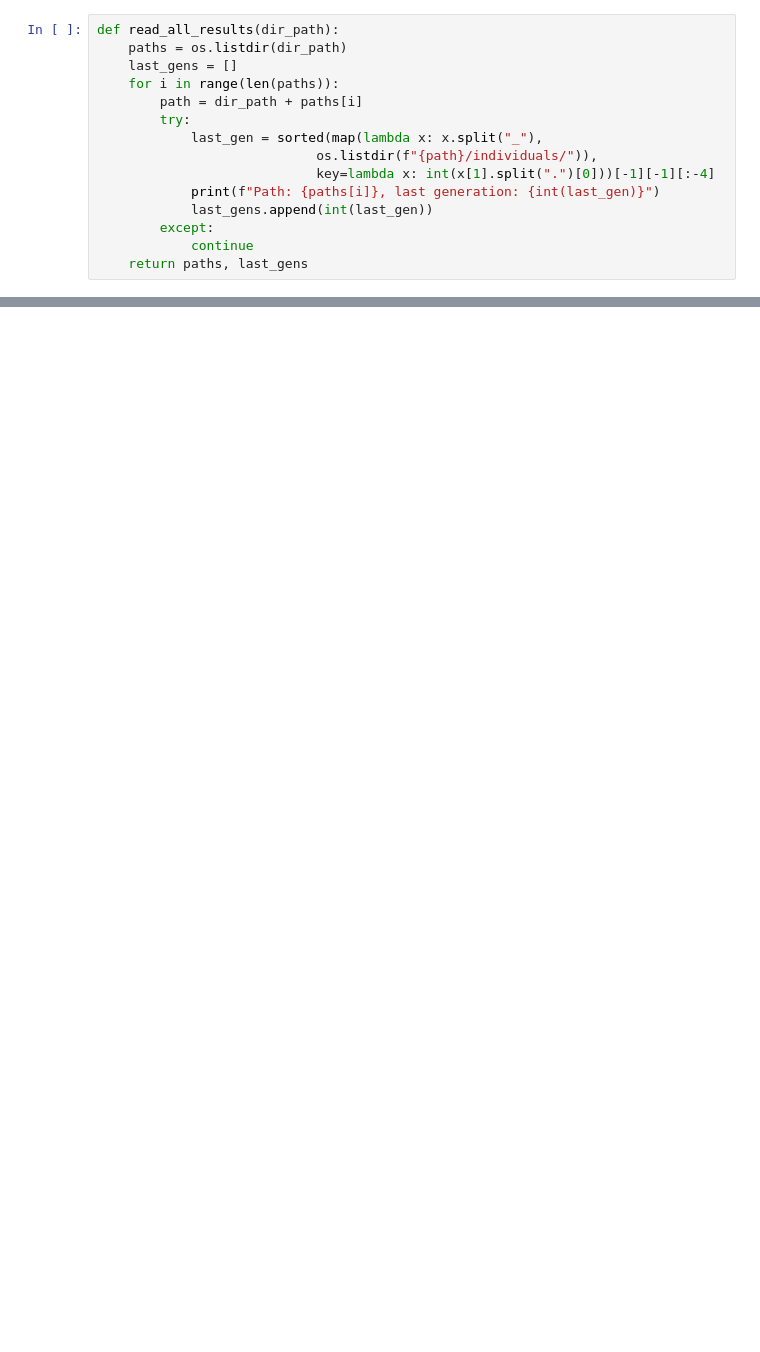
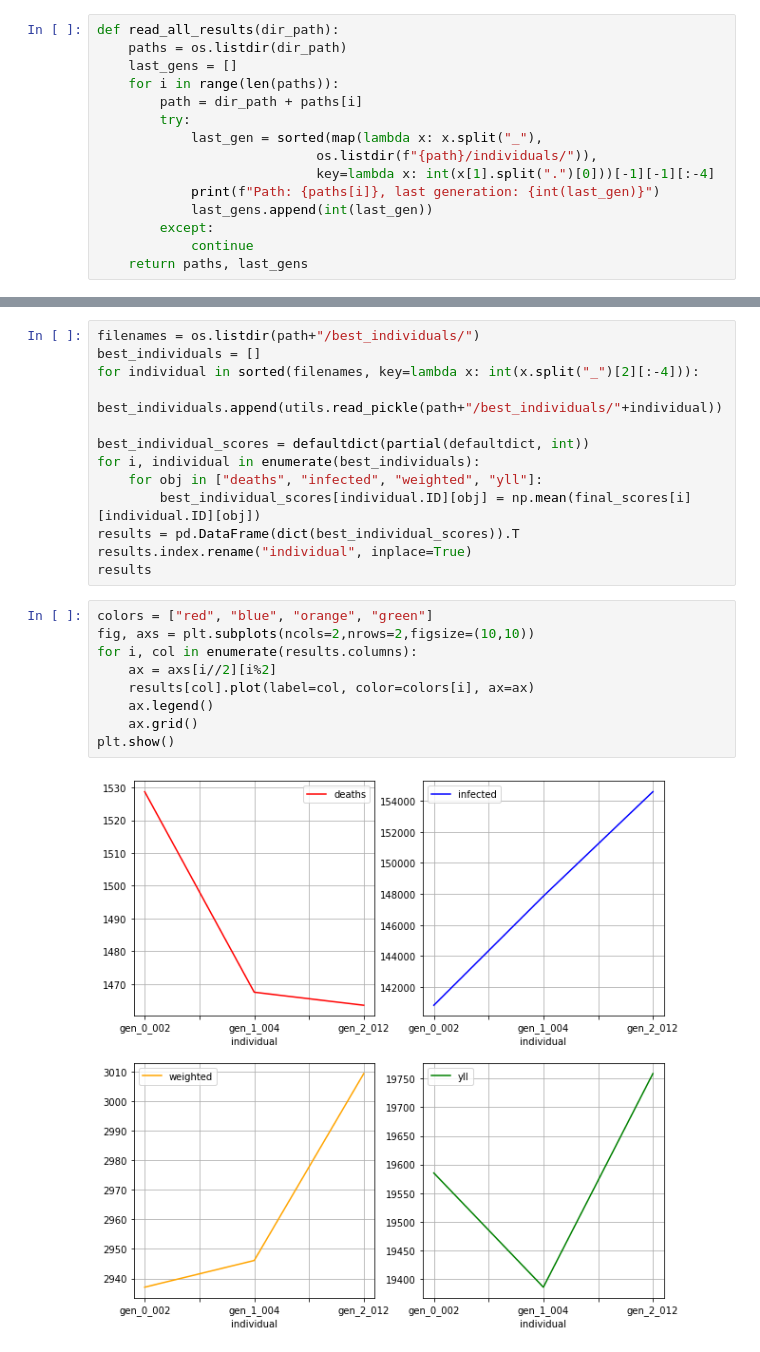
Before and after one commit to bendiknordeng/Epidemiologic-Strategies, a Jupyter notebook: read_GA_output.ipynb, the cells around one changed output, grey strips where cells are left out. Saved outputs shown, nothing was run; the diff lists cells and outputs as text; blank space fills up the shorter version.

```diff
--- a/read_GA_output.ipynb
+++ b/read_GA_output.ipynb
@@ -113,0 +127,24 @@ print(norm_genes)
+# %%
+filenames = os.listdir(path+"/best_individuals/")
+best_individuals = []
+for individual in sorted(filenames, key=lambda x: int(x.split("_")[2][:-4])):
+    best_individuals.append(utils.read_pickle(path+"/best_individuals/"+individual))
+
+best_individual_scores = defaultdict(partial(defaultdict, int))
+for i, individual in enumerate(best_individuals):
+    for obj in ["deaths", "infected", "weighted", "yll"]:
+        best_individual_scores[individual.ID][obj] = np.mean(final_scores[i][individual.ID][obj])
+results = pd.DataFrame(dict(best_individual_scores)).T
+results.index.rename("individual", inplace=True)
+results
+# %%
+colors = ["red", "blue", "orange", "green"]
+fig, axs = plt.subplots(ncols=2,nrows=2,figsize=(10,10))
+for i, col in enumerate(results.columns):
+    ax = axs[i//2][i%2]
+    results[col].plot(label=col, color=colors[i], ax=ax)
+    ax.legend()
+    ax.grid()
+plt.show()
+# %% [output]
+[figure, added]
```
Also changed, not shown: parts of 12 cells of this notebook, 3 other files.
